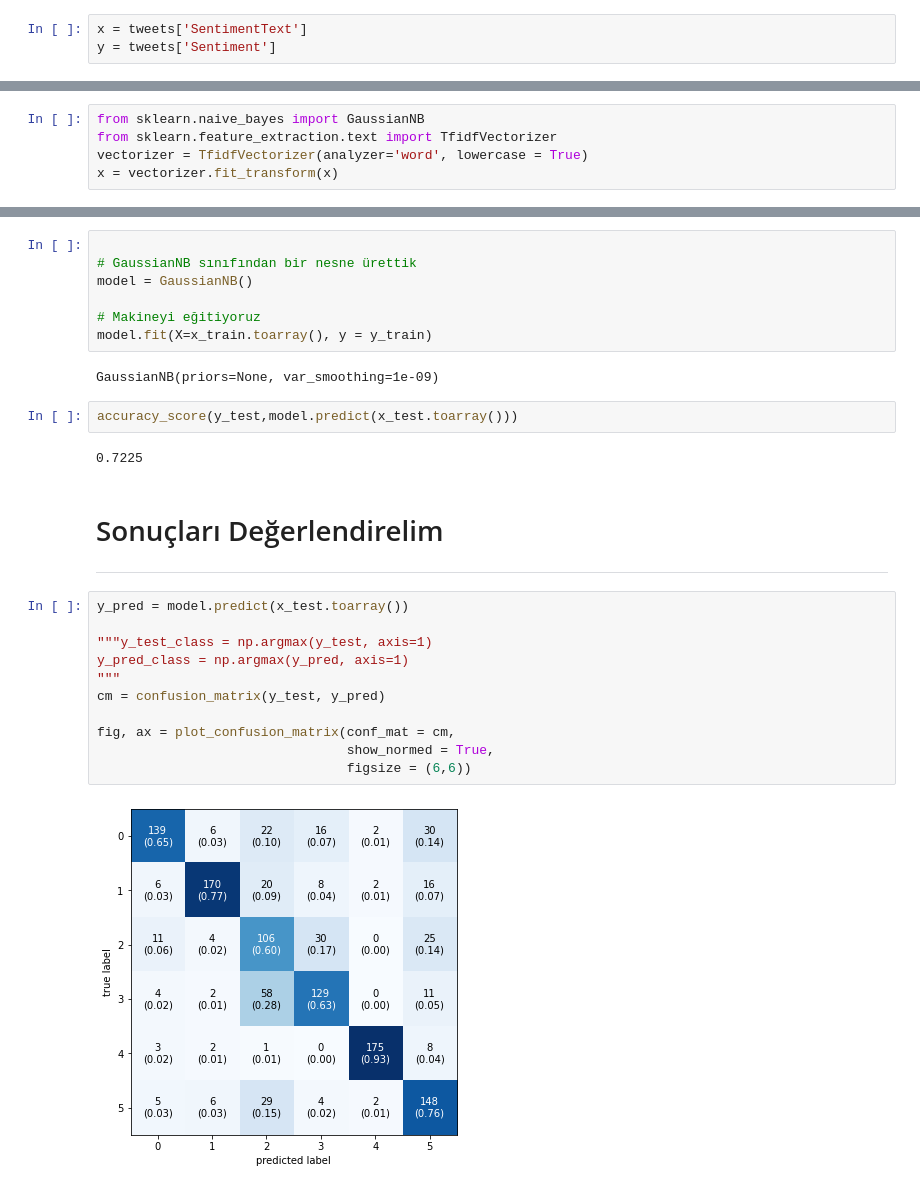
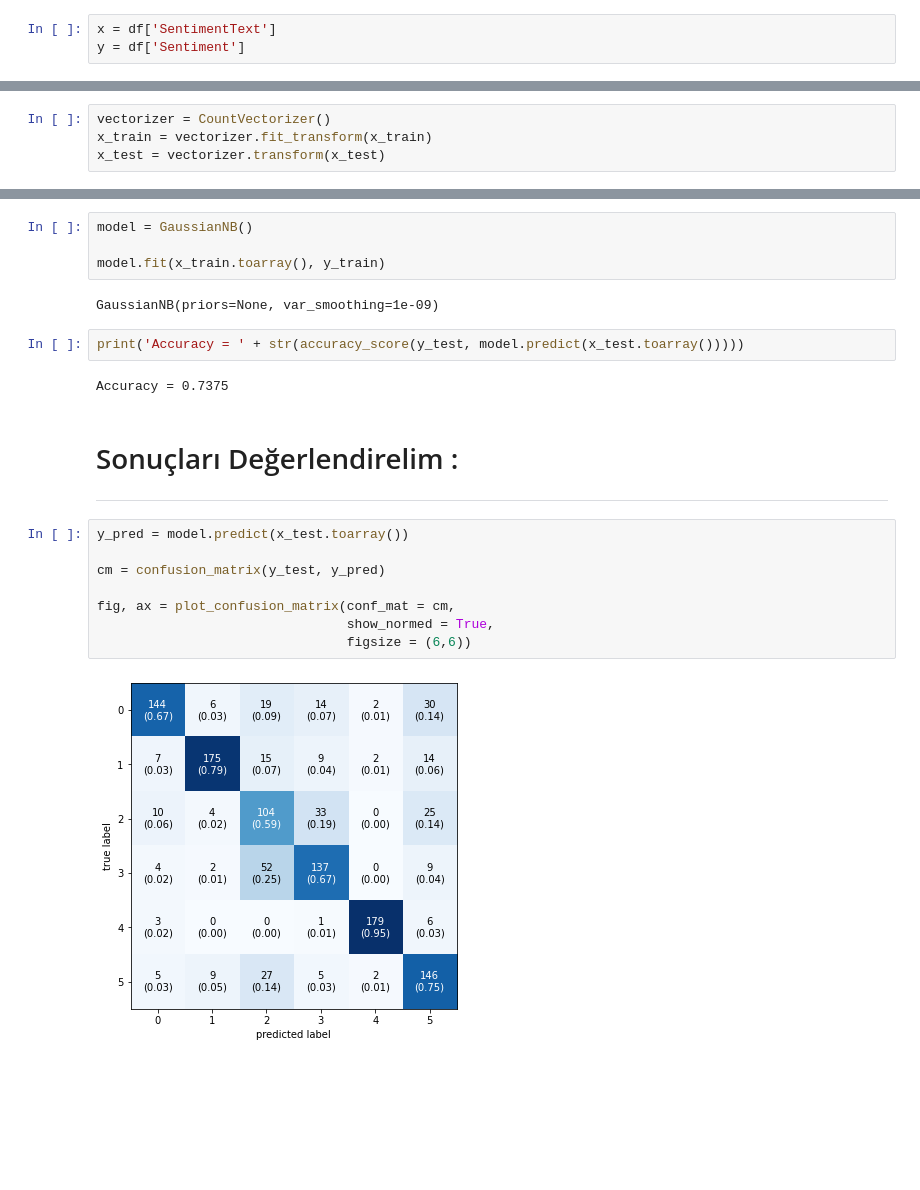
Before and after one commit to onur-kantar/Naive-Bayes, a Jupyter notebook: NB.ipynb, the cells around one changed output, grey strips where cells are left out. Saved outputs shown, nothing was run; the diff lists cells and outputs as text; blank space fills up the shorter version.

```diff
--- a/NB.ipynb
+++ b/NB.ipynb
@@ -130,7 +119,7 @@ def preprocess_text(sen):
     # Tüm Harfler Küçük Harfe Dönüştürülüyor
     return single_doc.lower()
 # %%
-x = tweets['SentimentText']
-y = tweets['Sentiment']
+x = df['SentimentText']
+y = df['Sentiment']
 # %%
 x = x.apply(preprocess_text)
@@ -161,5 +145,0 @@ sns.countplot(y)
-# %%
-from sklearn.naive_bayes import GaussianNB
-from sklearn.feature_extraction.text import TfidfVectorizer
-vectorizer = TfidfVectorizer(analyzer='word', lowercase = True)
-x = vectorizer.fit_transform(x)
@@ -218,0 +197,4 @@ y Test : (1200,)
+# %%
+vectorizer = CountVectorizer()
+x_train = vectorizer.fit_transform(x_train)
+x_test = vectorizer.transform(x_test)
@@ -221,32 +216,26 @@ y Test : (1200,)
 
 ---
 # %%
-
-# GaussianNB sınıfından bir nesne ürettik
 model = GaussianNB()
 
-# Makineyi eğitiyoruz
-model.fit(X=x_train.toarray(), y = y_train)
+model.fit(x_train.toarray(), y_train)
 # %% [output]
 GaussianNB(priors=None, var_smoothing=1e-09)
 # %%
-accuracy_score(y_test,model.predict(x_test.toarray()))
+print('Accuracy = ' + str(accuracy_score(y_test, model.predict(x_test.toarray()))))
 # %% [output]
-0.7225
+Accuracy = 0.7375
 # %% [markdown]
-# Sonuçları Değerlendirelim
+# Sonuçları Değerlendirelim :
 
 ---
 # %%
 y_pred = model.predict(x_test.toarray())
 
-"""y_test_class = np.argmax(y_test, axis=1)
-y_pred_class = np.argmax(y_pred, axis=1)
-"""
 cm = confusion_matrix(y_test, y_pred)
 
 fig, ax = plot_confusion_matrix(conf_mat = cm,
                                 show_normed = True,
                                 figsize = (6,6))
 # %% [output]
-[figure, old version]
+[figure, new version]
```
Also changed, not shown: parts of 21 cells of this notebook.
